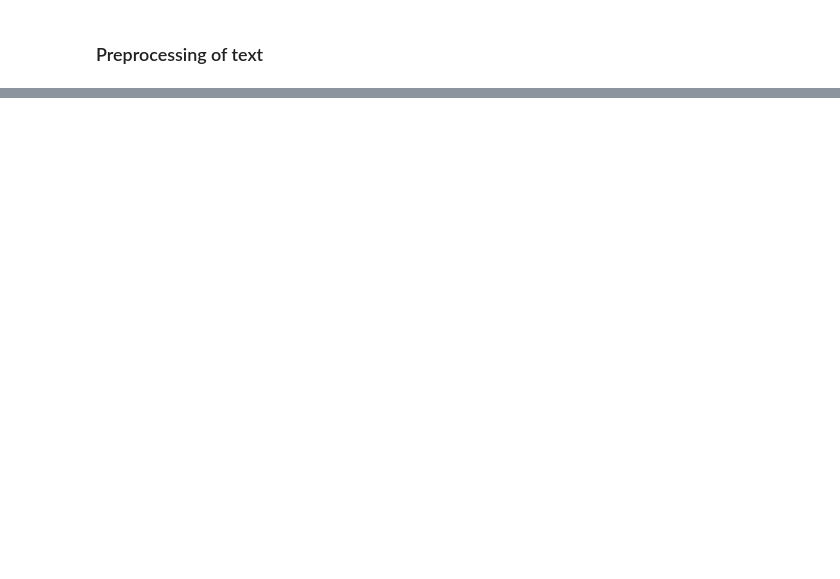
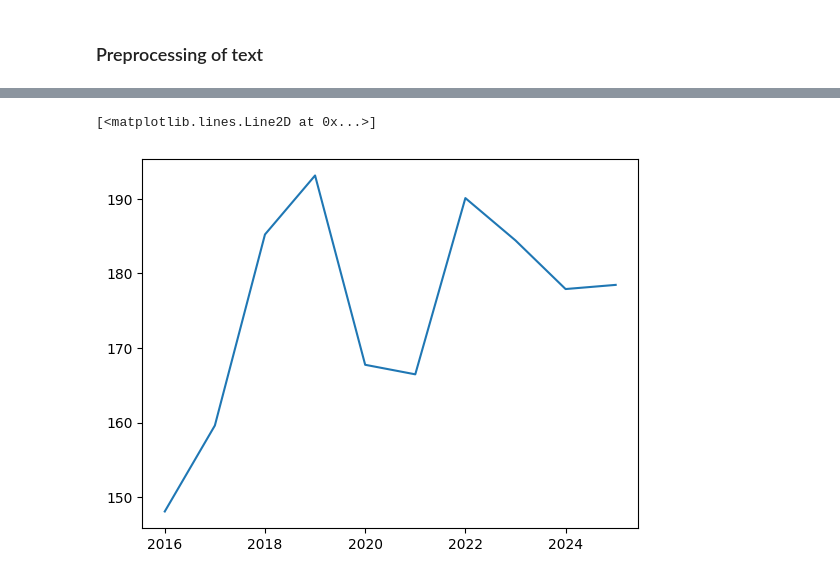
Before and after one commit to Shantnu-singh/Youtuber-Words-Analyser, a Jupyter notebook: merge.ipynb, the cells around one changed output, grey strips where cells are left out. Saved outputs shown, nothing was run; the diff lists cells and outputs as text; code cells hidden in the pictures; blank space fills up the shorter version.

```diff
--- a/merge.ipynb
+++ b/merge.ipynb
@@ -172,0 +152,10 @@ plt.imshow(word_cloud)
+# %%
+# Date releted data
+def clean_datetime_columns(datetime):
+    return datetime.replace("T" , " ").replace("Z" , "")
+
+
+df_trans.sample(10)
+df_trans['addedAt'] = df_trans['addedAt'].apply(clean_datetime_columns)
+df_trans['addedAt'] = pd.to_datetime(df_trans['addedAt'] , errors="raise" , format='%Y-%m-%d %H:%M:%S')
+df_trans.sample(5)
@@ -172,0 +169,11 @@ plt.imshow(word_cloud)
+# %%
+# Word Speed
+def calculate_word_speed(row):
+    word_speed = np.round(row['words spoken']/(row['video length'])*60,2)
+    return word_speed
+
+df_trans['word_speed'] = df_trans.apply(calculate_word_speed, axis = 1)
+# %%
+# avg speed for that year
+df_trans["video_year"] = df_trans.addedAt.dt.year
+df_group_by = df_trans.groupby(by= "video_year")['word_speed'].mean()
@@ -172,0 +185,8 @@ plt.imshow(word_cloud)
+# %%
+x_data = df_trans['addedAt'].dt.year
+
+# Use plt.plot() to create the plot
+plt.plot(df_group_by.index, df_group_by.values)
+# %% [output]
+[<matplotlib.lines.Line2D at 0x...>]
+[figure, added]
```
Also changed, not shown: parts of 12 cells of this notebook.
